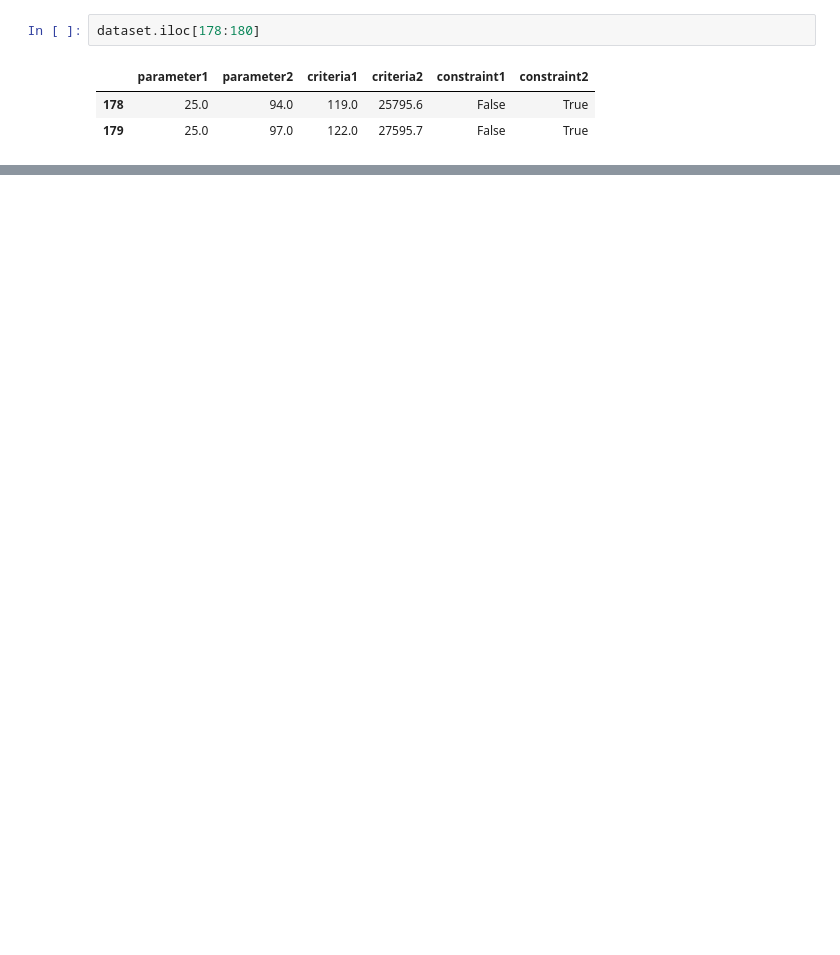
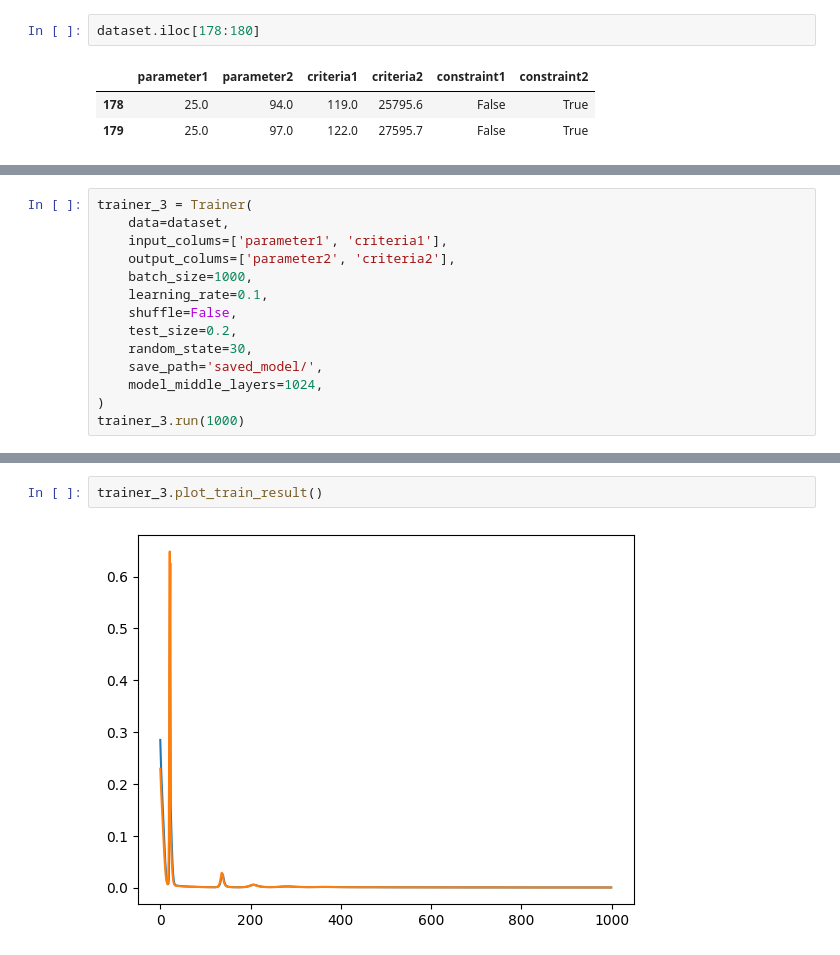
Before and after one commit to AntonSHBK/robot_parameters_analyse, a Jupyter notebook: analise.ipynb, the cells around one changed output, grey strips where cells are left out. Cells and saved outputs as stored; diff of their text form; blank space fills up the shorter version.

```diff
--- a/analise.ipynb
+++ b/analise.ipynb
@@ -492,0 +506,14 @@ dataset.iloc[178:180]
+# %%
+trainer_3 = Trainer(
+    data=dataset,
+    input_colums=['parameter1', 'criteria1'],
+    output_colums=['parameter2', 'criteria2'],
+    batch_size=1000,
+    learning_rate=0.1,
+    shuffle=False,
+    test_size=0.2,
+    random_state=30,
+    save_path='saved_model/',
+    model_middle_layers=1024,
+)
+trainer_3.run(1000)
@@ -492,0 +537,4 @@ dataset.iloc[178:180]
+# %%
+trainer_3.plot_train_result()
+# %% [output]
+[figure, added]
```
Also changed, not shown: parts of 19 cells of this notebook, 2 other files.
